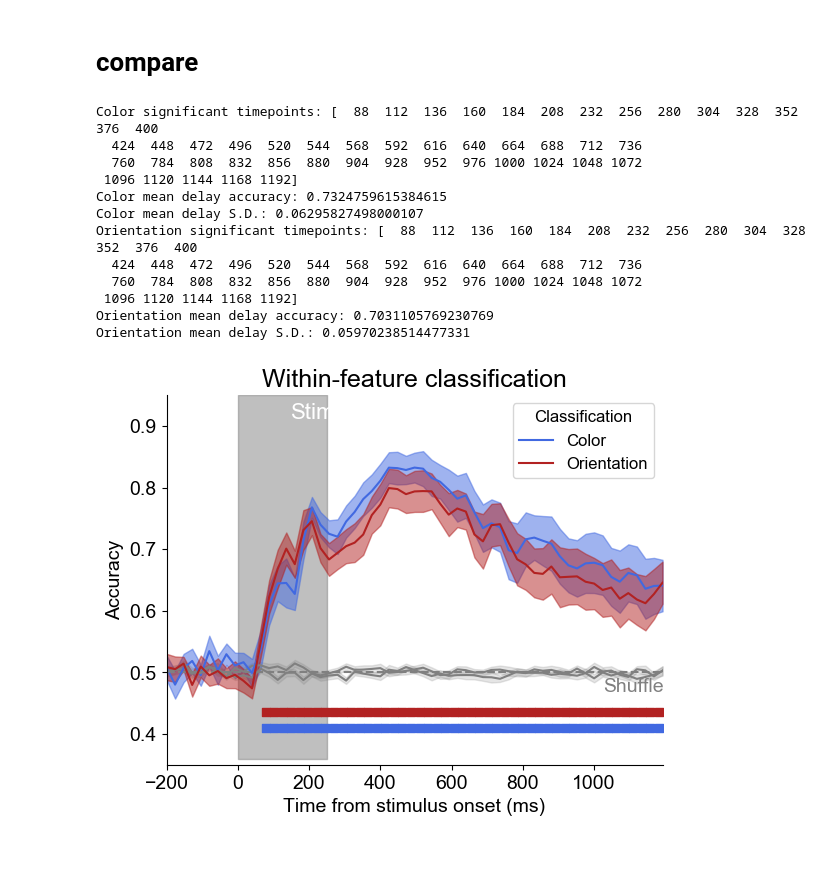
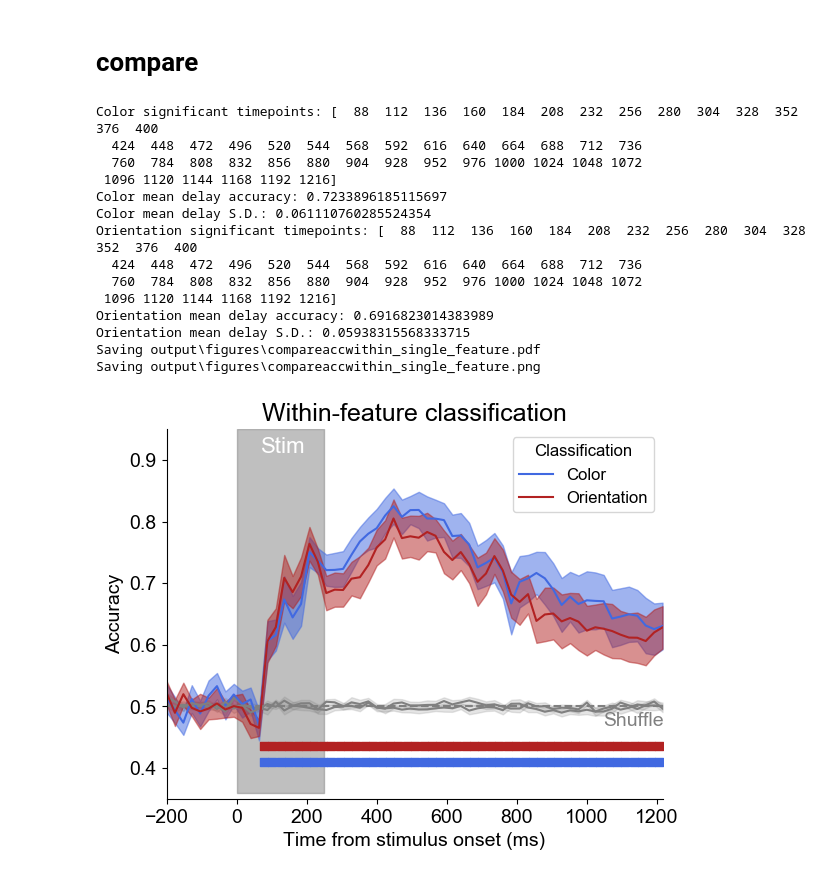
Before and after one commit to WilliamThyer/Feature-Independent-Load-Decoding, a Jupyter notebook: Boomerang/analysis/decode_load_within_feat.ipynb, the cells around one changed output. Saved outputs shown, nothing was run; the diff lists cells and outputs as text; code cells hidden in the pictures.

```diff
--- a/Boomerang/analysis/decode_load_within_feat.ipynb
+++ b/Boomerang/analysis/decode_load_within_feat.ipynb
@@ -14,7 +14,7 @@ exp = eeg_decoder.Experiment(experiment_name,data_dir,dev=False)
 ss1,ss3 = [11,21],[13,23]
 color,ori = [11,13],[21,23]
 # %%
-time_window = 50
+time_window = 25
 time_step = 25
 trial_average = 15
 n_splits = 100
@@ -114,5 +119,12 @@ Mean delay S.D.: 0.06295827498000107
 # %% [markdown]
 # compare
+# %%
+interp_color = eeg_decoder.Interpreter()
+interp_color.load_results('color')
+interp_color.acc = interp_color.acc
+interp_color.acc_shuff = interp_color.acc_shuff
+interp_orientation = eeg_decoder.Interpreter()
+interp_orientation.load_results('orientation')
 # %%
 # Combine acc matrices for plotting
 interp = eeg_decoder.Interpreter(clfr,subtitle='compare')
@@ -121,25 +133,27 @@ interp.acc_shuff = np.concatenate([interp_orientation.acc_shuff[:,np.newaxis],in
 # %%
 interp.plot_acc_subset(
     subset_list=['Color','Orientation'],
     ylim=[.35,.95],
     chance=.5,
     sig_ys=[.41,.435],
     chance_text_y=.234,
     significance_testing=True,
     title='Within-feature classification',
     subtitle='within_single_feature',
-    savefig=False)
+    savefig=True)
 # %% [output]
 Color significant timepoints: [  88  112  136  160  184  208  232  256  280  304  328  352  376  400
   424  448  472  496  520  544  568  592  616  640  664  688  712  736
   760  784  808  832  856  880  904  928  952  976 1000 1024 1048 1072
- 1096 1120 1144 1168 1192]
-Color mean delay accuracy: 0.7324759615384615
-Color mean delay S.D.: 0.06295827498000107
+ 1096 1120 1144 1168 1192 1216]
+Color mean delay accuracy: 0.7233896185115697
+Color mean delay S.D.: 0.061110760285524354
 Orientation significant timepoints: [  88  112  136  160  184  208  232  256  280  304  328  352  376  400
   424  448  472  496  520  544  568  592  616  640  664  688  712  736
   760  784  808  832  856  880  904  928  952  976 1000 1024 1048 1072
- 1096 1120 1144 1168 1192]
-Orientation mean delay accuracy: 0.7031105769230769
-Orientation mean delay S.D.: 0.05970238514477331
+ 1096 1120 1144 1168 1192 1216]
+Orientation mean delay accuracy: 0.6916823014383989
+Orientation mean delay S.D.: 0.05938315568333715
+Saving output\figures\compareaccwithin_single_feature.pdf
+Saving output\figures\compareaccwithin_single_feature.png
-[figure, old version]
+[figure, new version]
```
Also changed, not shown: parts of 4 cells of this notebook, 3 other files.
